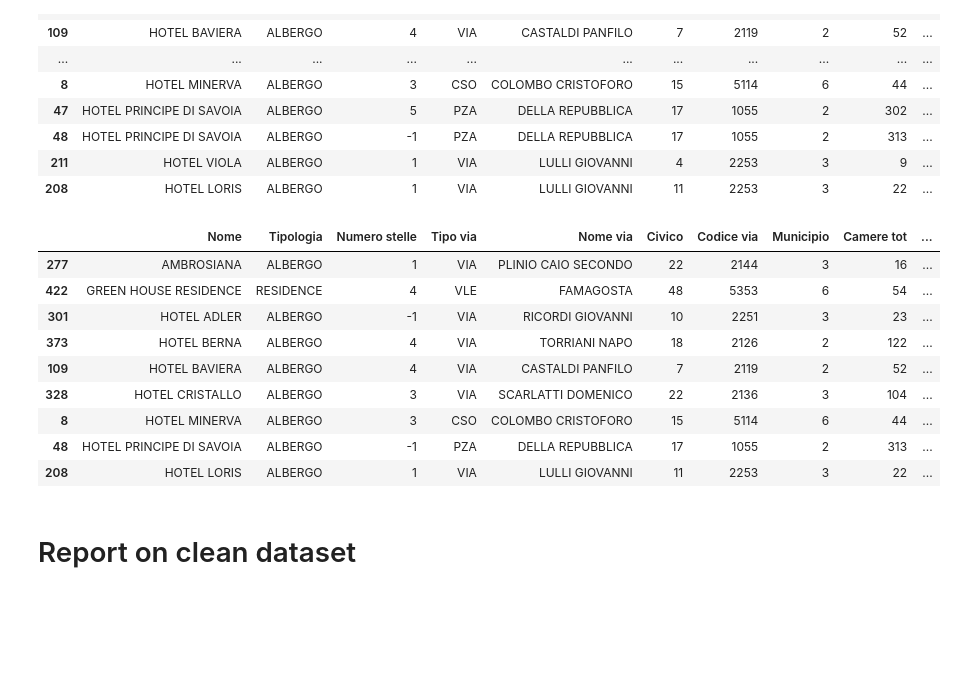
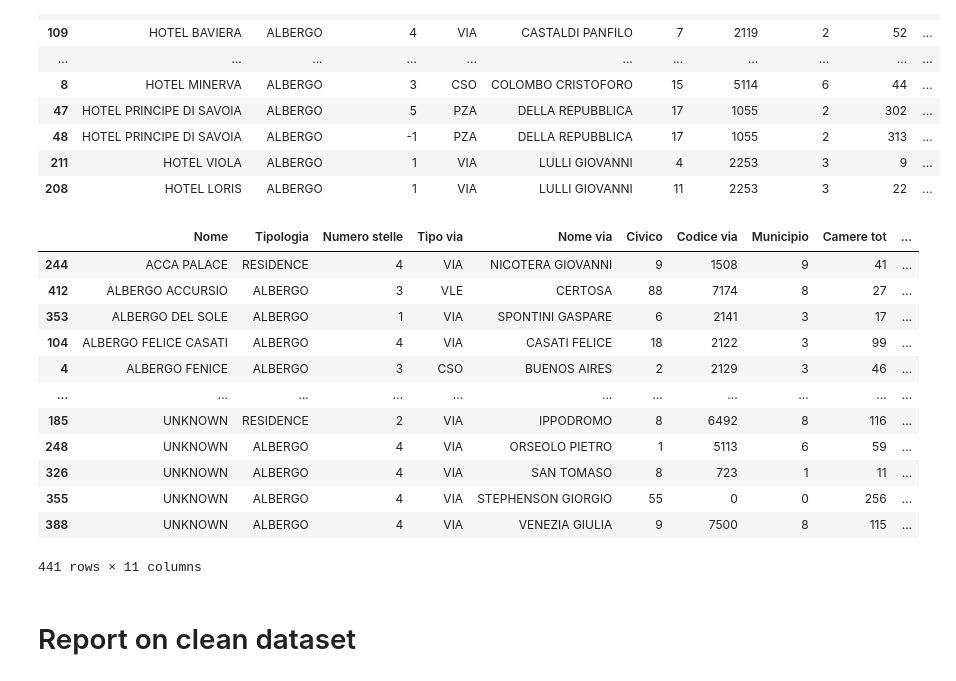
Before and after one commit to silviamacchi/DataQuality_project, a Jupyter notebook: Script report.ipynb, the cells around one changed output. Saved outputs shown, nothing was run; the diff lists cells and outputs as text; code cells hidden in the pictures; blank space fills up the shorter version.

Commit message:
Updated report and created clean dataset

```diff
--- a/Script report.ipynb
+++ b/Script report.ipynb
@@ -823,19 +780,22 @@ duplicates
 | 211 | HOTEL VIOLA | ALBERGO | 1 | VIA | LULLI GIOVANNI | 4 | 2253 | 3 | 9 | ... |
 | 208 | HOTEL LORIS | ALBERGO | 1 | VIA | LULLI GIOVANNI | 11 | 2253 | 3 | 22 | ... |
 # %%
-#decide what to keep, I would keep the one with the highest number of rooms/bedrooms
+#We keep the one with the highest number of rooms/bedrooms
 idx_to_remove = duplicates.groupby(['Codice via'])['Camere tot'].idxmin()
 
-data_clean = duplicates.drop(idx_to_remove)
+data_clean = data.drop(idx_to_remove)
 data_clean
 # %% [output]
 |  | Nome | Tipologia | Numero stelle | Tipo via | Nome via | Civico | Codice via | Municipio | Camere tot | ... |
-| 277 | AMBROSIANA | ALBERGO | 1 | VIA | PLINIO CAIO SECONDO | 22 | 2144 | 3 | 16 | ... |
-| 422 | GREEN HOUSE RESIDENCE | RESIDENCE | 4 | VLE | FAMAGOSTA | 48 | 5353 | 6 | 54 | ... |
-| 301 | HOTEL ADLER | ALBERGO | -1 | VIA | RICORDI GIOVANNI | 10 | 2251 | 3 | 23 | ... |
-| 373 | HOTEL BERNA | ALBERGO | 4 | VIA | TORRIANI NAPO | 18 | 2126 | 2 | 122 | ... |
-| 109 | HOTEL BAVIERA | ALBERGO | 4 | VIA | CASTALDI PANFILO | 7 | 2119 | 2 | 52 | ... |
-| 328 | HOTEL CRISTALLO | ALBERGO | 3 | VIA | SCARLATTI DOMENICO | 22 | 2136 | 3 | 104 | ... |
-| 8 | HOTEL MINERVA | ALBERGO | 3 | CSO | COLOMBO CRISTOFORO | 15 | 5114 | 6 | 44 | ... |
-| 48 | HOTEL PRINCIPE DI SAVOIA | ALBERGO | -1 | PZA | DELLA REPUBBLICA | 17 | 1055 | 2 | 313 | ... |
-| 208 | HOTEL LORIS | ALBERGO | 1 | VIA | LULLI GIOVANNI | 11 | 2253 | 3 | 22 | ... |
+| 244 | ACCA PALACE | RESIDENCE | 4 | VIA | NICOTERA GIOVANNI | 9 | 1508 | 9 | 41 | ... |
+| 412 | ALBERGO ACCURSIO | ALBERGO | 3 | VLE | CERTOSA | 88 | 7174 | 8 | 27 | ... |
+| 353 | ALBERGO DEL SOLE | ALBERGO | 1 | VIA | SPONTINI GASPARE | 6 | 2141 | 3 | 17 | ... |
+| 104 | ALBERGO FELICE CASATI | ALBERGO | 4 | VIA | CASATI FELICE | 18 | 2122 | 3 | 99 | ... |
+| 4 | ALBERGO FENICE | ALBERGO | 3 | CSO | BUENOS AIRES | 2 | 2129 | 3 | 46 | ... |
+| ... | ... | ... | ... | ... | ... | ... | ... | ... | ... | ... |
+| 185 | UNKNOWN | RESIDENCE | 2 | VIA | IPPODROMO | 8 | 6492 | 8 | 116 | ... |
+| 248 | UNKNOWN | ALBERGO | 4 | VIA | ORSEOLO PIETRO | 1 | 5113 | 6 | 59 | ... |
+| 326 | UNKNOWN | ALBERGO | 4 | VIA | SAN TOMASO | 8 | 723 | 1 | 11 | ... |
+| 355 | UNKNOWN | ALBERGO | 4 | VIA | STEPHENSON GIORGIO | 55 | 0 | 0 | 256 | ... |
+| 388 | UNKNOWN | ALBERGO | 4 | VIA | VENEZIA GIULIA | 9 | 7500 | 8 | 115 | ... |
+441 rows × 11 columns
```
Also changed, not shown: parts of 17 cells of this notebook, 6 other files.
